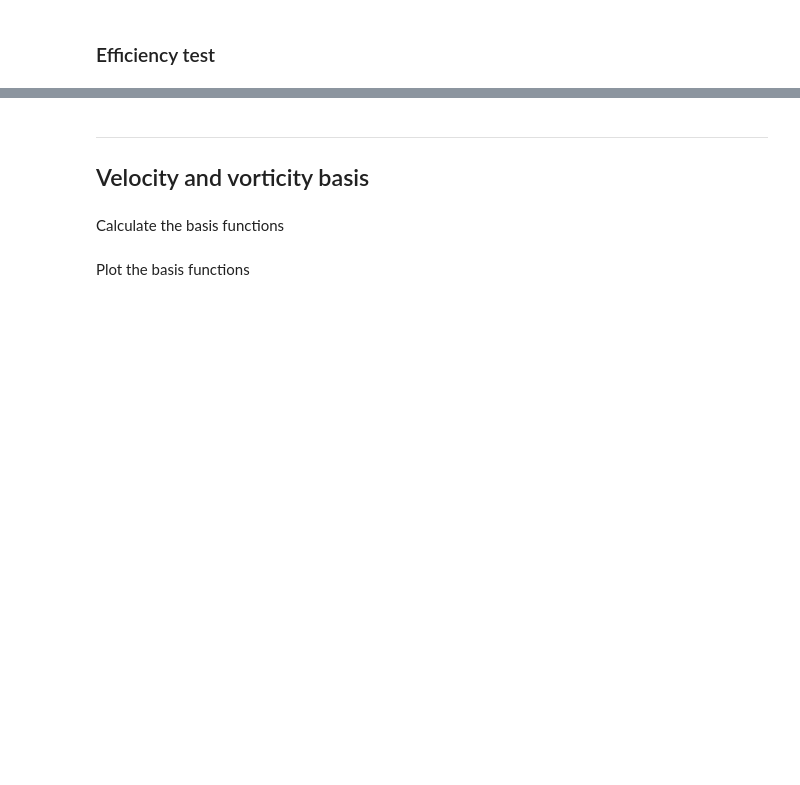
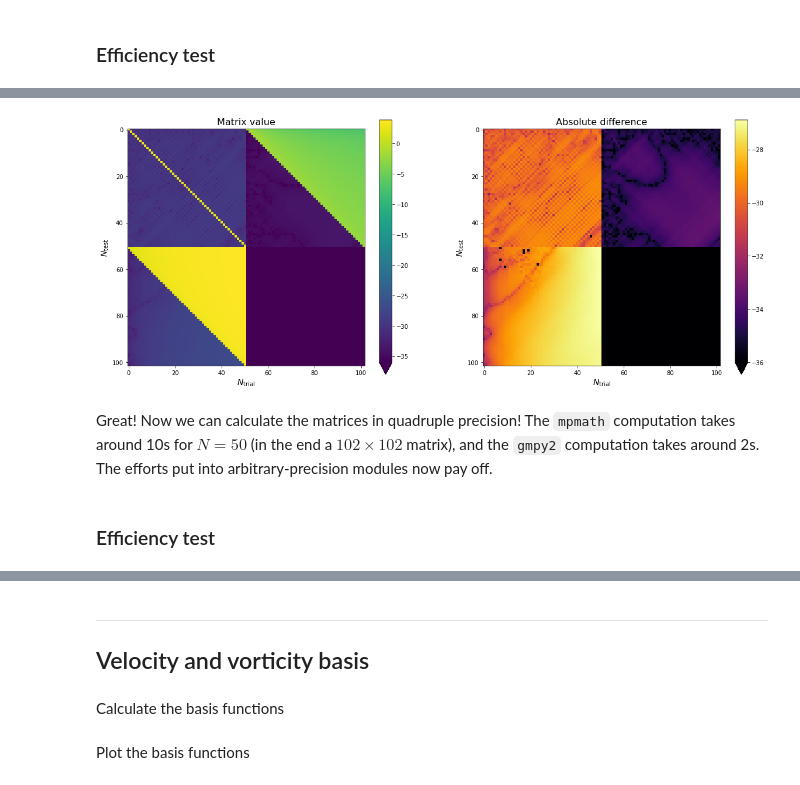
Before and after one commit to GentleMin/PlesioGeostroPy, a Jupyter notebook: Tests.ipynb, the cells around one changed output, grey strips where cells are left out. Saved outputs shown, nothing was run; the diff lists cells and outputs as text; code cells hidden in the pictures; blank space fills up the shorter version.

Commit message:
Multi-precision evaluation set up

```diff
--- a/Tests.ipynb
+++ b/Tests.ipynb
@@ -987,0 +1092,15 @@ array([mpfr('4085.438968317579152793869058463802',112),
+# %%
+def eval_matrix_gmpy2(n_trial, n_test, verbose=False):
+    quad_recipe_list = np.array([
+        [nmatrix.QuadRecipe(
+            init_opt={"automatic": True, "quadN": None},
+            gram_opt={"backend": "gmpy2", "int_opt": {"n_dps": 33}, "output": "gmpy2", "out_opt": {"dps": 33}}
+        ) for ele in row] for row in M_expr._matrix
+    ])
+    M_val = nmatrix.MatrixExpander(M_expr,
+        quad_recipe_list, n_trial, n_test).expand(verbose=verbose)
+    K_val = nmatrix.MatrixExpander(K_expr,
+        quad_recipe_list, n_trial, n_test).expand(verbose=verbose)
+    return M_val, K_val
+
+M_val_gmpy2, K_val_gmpy2 = eval_matrix_gmpy2(ranges_trial, ranges_test, verbose=True)
@@ -987,0 +1118,33 @@ array([mpfr('4085.438968317579152793869058463802',112),
+# %%
+val_a, val_b = K_val_gmpy2, K_val_mpmath
+abs_diff = np.abs(to_numpy_c(to_gpmy2_c(val_a) - to_gpmy2_c(val_b)))
+rel_diff = abs_diff/np.abs(to_numpy_c(val_a))
+N_test_mesh, N_trial_mesh = np.meshgrid(np.arange(val_a.shape[0]+1), np.arange(val_a.shape[1]+1), indexing='ij')
+
+cmap_range = [-36, None]
+plot_type = "Absolute"
+
+fig, axes = plt.subplots(nrows=1, ncols=2, figsize=(20, 8))
+
+ax = axes[0]
+im = ax.imshow(np.clip(np.log10(np.abs(to_numpy_c(val_a))), -36, None), cmap="viridis")
+ax.set_xlabel(r"$N_\mathrm{trial}$", fontsize=14)
+ax.set_ylabel(r"$N_\mathrm{test}$", fontsize=14)
+ax.set_title("Matrix value", fontsize=16)
+plt.colorbar(im, extend="min", ax=ax)
+
+ax = axes[1]
+plot_diff = abs_diff if plot_type.lower() == "absolute" else rel_diff
+im = ax.imshow(np.clip(np.log10(plot_diff), *cmap_range), cmap="inferno")
+ax.set_xlabel(r"$N_\mathrm{trial}$", fontsize=14)
+ax.set_ylabel(r"$N_\mathrm{test}$", fontsize=14)
+ax.set_title(r"%s difference" % plot_type, fontsize=16)
+plt.colorbar(im, extend="min", ax=ax)
+
+plt.show()
+# %% [output]
+[figure, added]
+# %% [markdown]
+Great! Now we can calculate the matrices in quadruple precision! The `mpmath` computation takes around 10s for $N=50$ (in the end a $102\times 102$ matrix), and the `gmpy2` computation takes around 2s. The efforts put into arbitrary-precision modules now pay off.
+# %% [markdown]
+### Efficiency test
```
Also changed, not shown: parts of 30 cells of this notebook, 5 other files.
